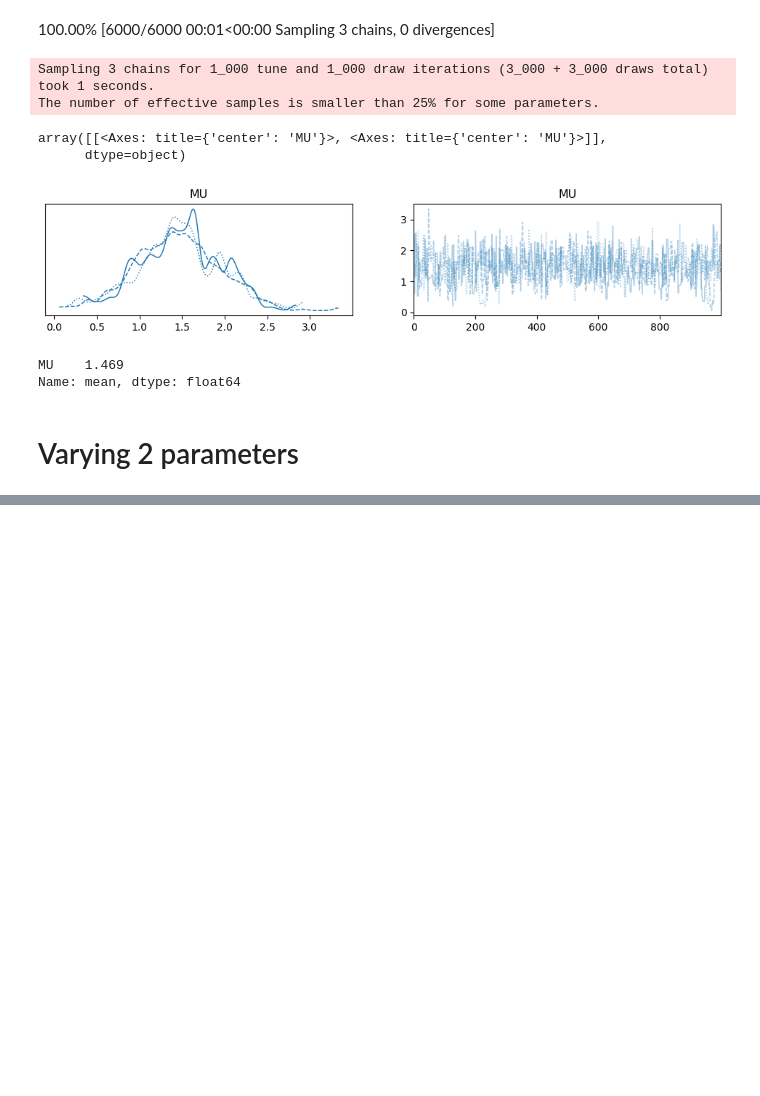
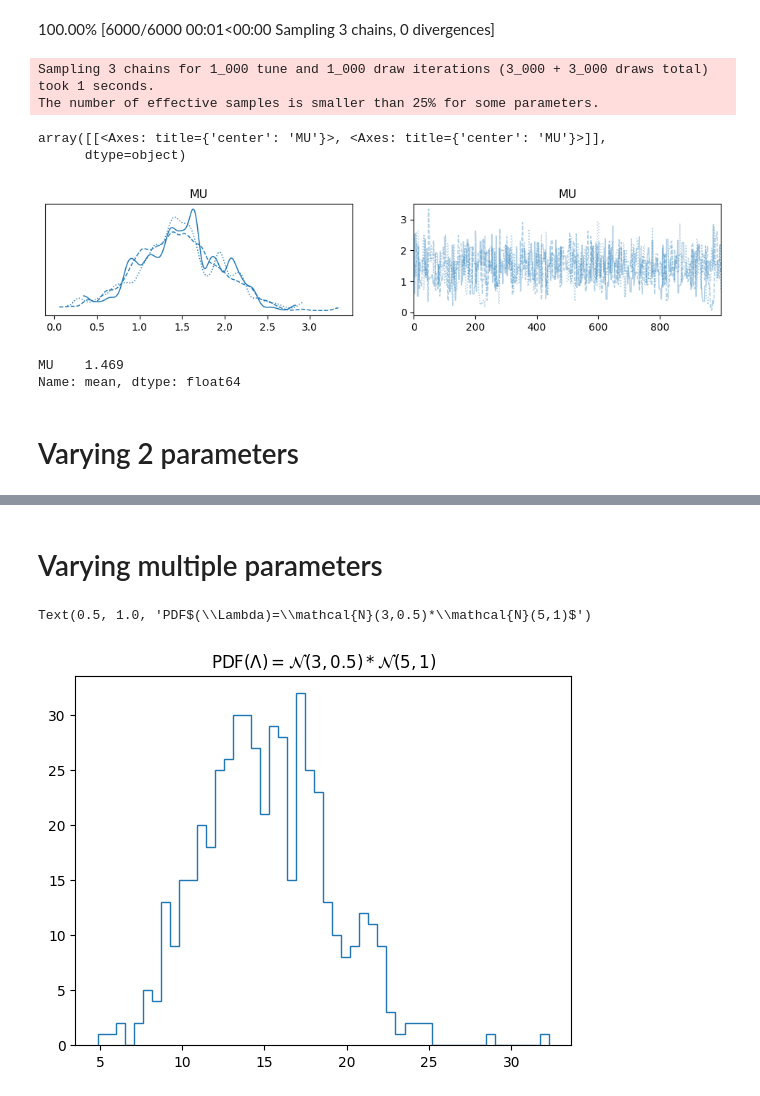
Before and after one commit to SSingh087/test-hierarchical-model, a Jupyter notebook: test-toy-HM/test-toy-HM.ipynb, the cells around one changed output, grey strips where cells are left out. Cells and saved outputs as stored; diff of their text form; code cells hidden in the pictures; blank space fills up the shorter version.

Commit message:
testing for new fucntions of hyperparam

```diff
--- a/test-toy-HM/test-toy-HM.ipynb
+++ b/test-toy-HM/test-toy-HM.ipynb
@@ -200,0 +207,11 @@ Name: mean, dtype: float64
+# %% [markdown]
+# Varying multiple parameters
+# %%
+LEN_DATA = 500 # size of X
+LEN_HYPERPARAM = 500 # mu in this case
+LAMBDA = st.norm(loc=3, scale=.5).rvs(size=LEN_HYPERPARAM)*st.norm(loc=5, scale=1).rvs(size=LEN_HYPERPARAM)
+plt.hist(LAMBDA, bins=50, fill=False, histtype='step')
+plt.title(r'PDF$(\Lambda)=\mathcal{N}(3,0.5)*\mathcal{N}(5,1)$')
+# %% [output]
+Text(0.5, 1.0, 'PDF$(\\Lambda)=\\mathcal{N}(3,0.5)*\\mathcal{N}(5,1)$')
+[figure, added]
```
Also changed, not shown: parts of 13 cells of this notebook.
